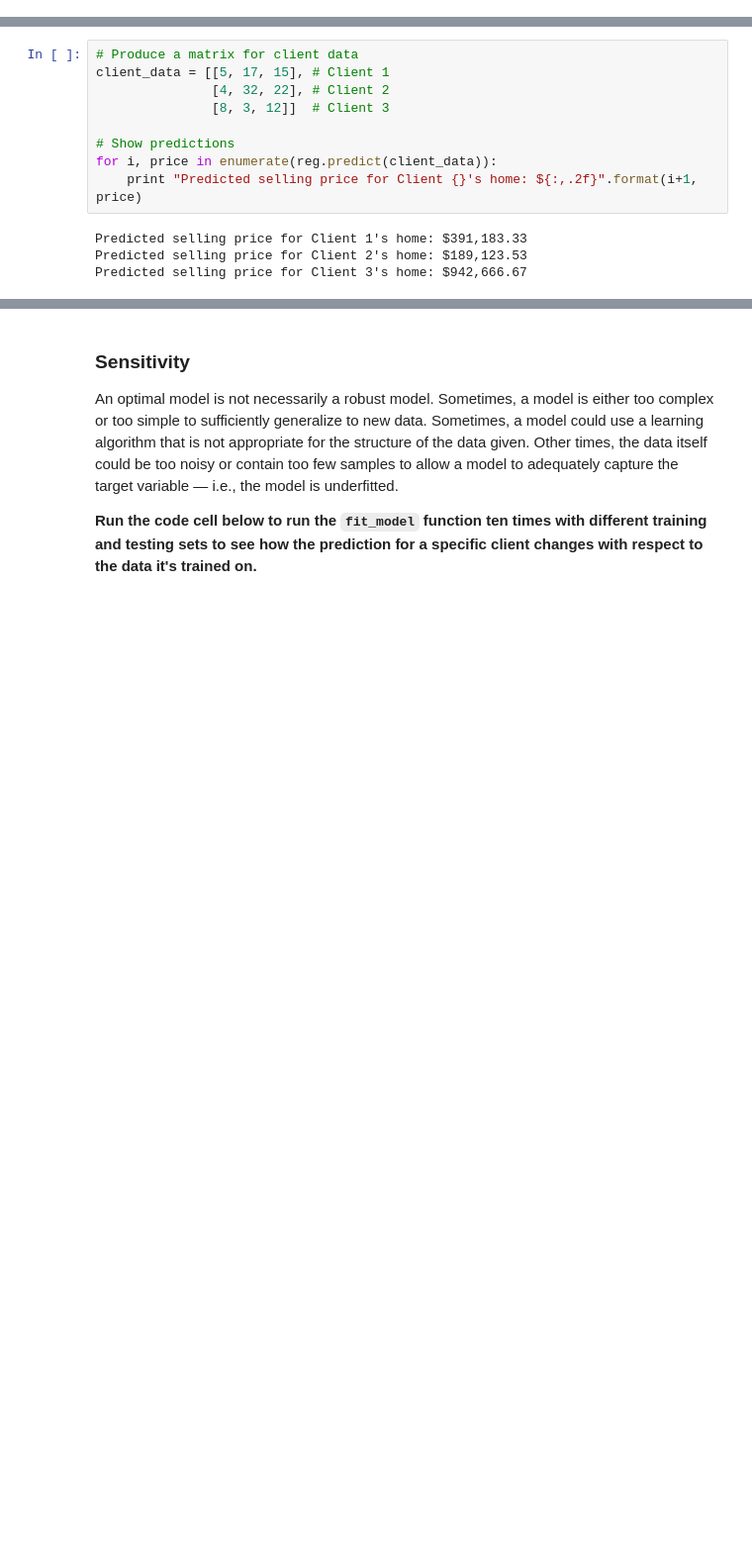
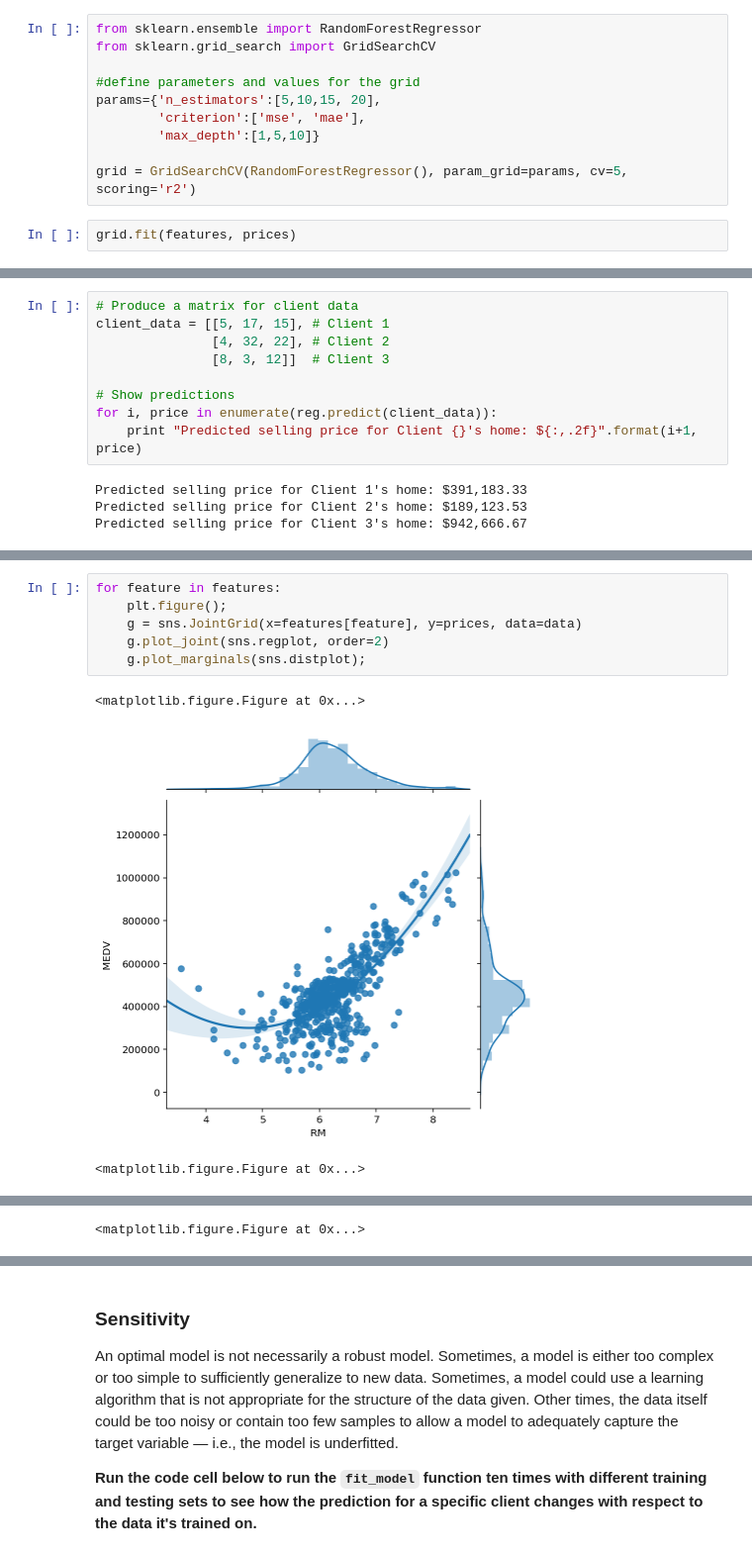
Before and after one commit to numanyilmaz/boston_housing, a Jupyter notebook: boston_housing.ipynb, the cells around one changed output, grey strips where cells are left out. Shown at 99% size. Cells and saved outputs as stored; diff of their text form; blank space fills up the shorter version.

```diff
--- a/boston_housing.ipynb
+++ b/boston_housing.ipynb
@@ -335,0 +348,12 @@ For example, SVM is a great algorithm for both classification and regression tas
+# %%
+from sklearn.ensemble import RandomForestRegressor
+from sklearn.grid_search import GridSearchCV
+
+#define parameters and values for the grid
+params={'n_estimators':[5,10,15, 20],
+        'criterion':['mse', 'mae'],
+        'max_depth':[1,5,10]}
+
+grid = GridSearchCV(RandomForestRegressor(), param_grid=params, cv=5, scoring='r2')
+# %%
+grid.fit(features, prices)
@@ -470,0 +521,10 @@ These prices seem reasonable because as it is mentioned above client 3 lives in
+# %%
+for feature in features:
+    plt.figure();
+    g = sns.JointGrid(x=features[feature], y=prices, data=data)
+    g.plot_joint(sns.regplot, order=2)
+    g.plot_marginals(sns.distplot);
+# %% [output]
+<matplotlib.figure.Figure at 0x...>
+[figure, added]
+<matplotlib.figure.Figure at 0x...>
@@ -470,0 +532 @@ These prices seem reasonable because as it is mentioned above client 3 lives in
+<matplotlib.figure.Figure at 0x...>
```
Also changed, not shown: parts of 25 cells of this notebook.
